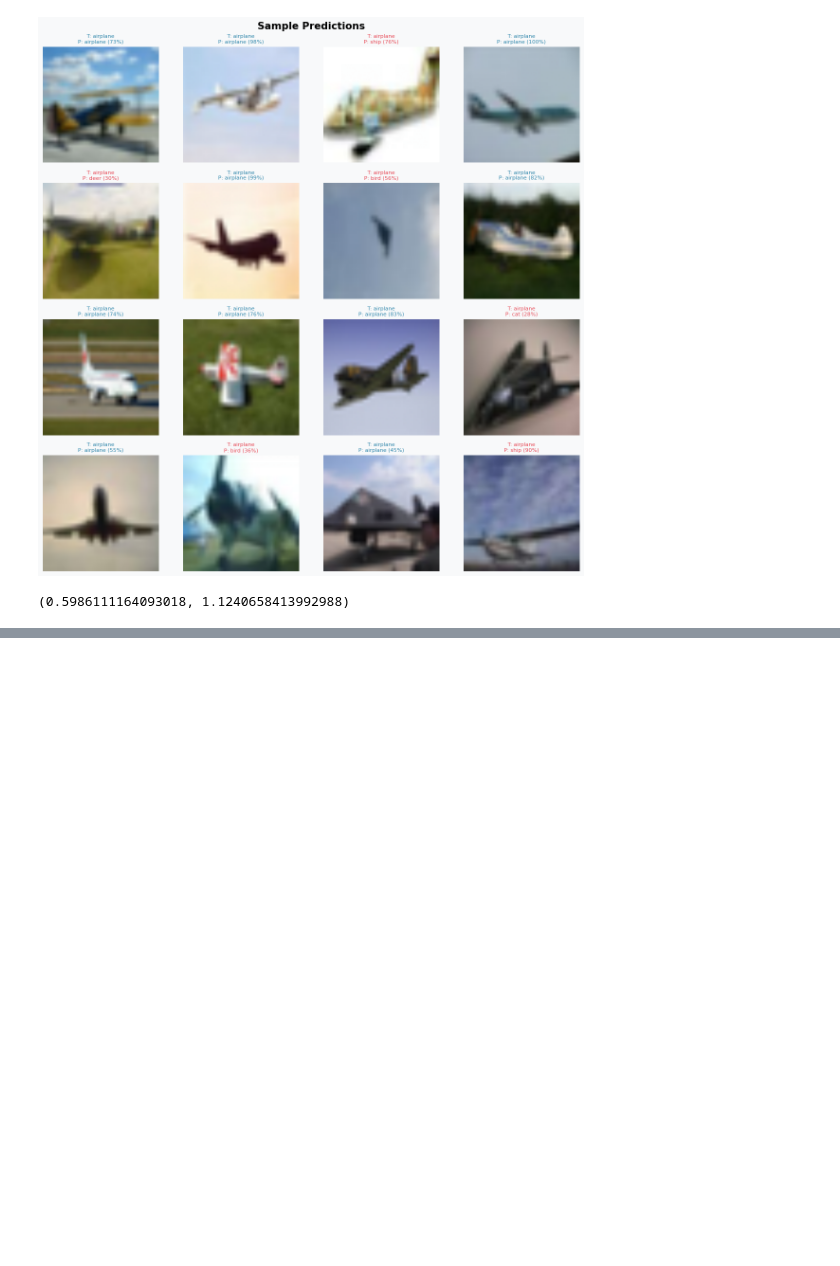
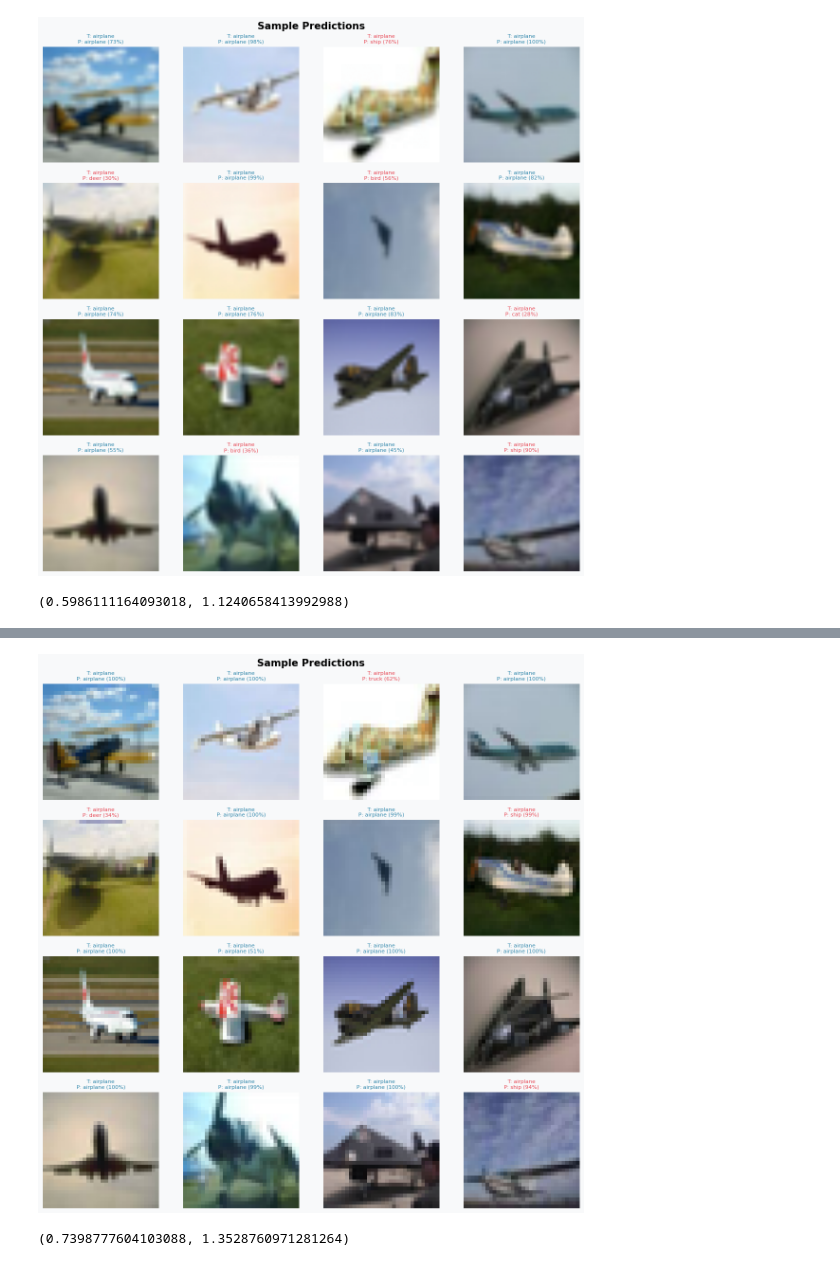
Before and after one commit to nadias03/image-classification-with-CNNs, a Jupyter notebook: models/alexnet.ipynb, the cells around one changed output, grey strips where cells are left out. Cells and saved outputs as stored; diff of their text form; code cells hidden in the pictures; blank space fills up the shorter version.

```diff
--- a/models/alexnet.ipynb
+++ b/models/alexnet.ipynb
@@ -71,0 +86,3 @@ evaluate_model(alexnet_model, test_loader, criterion, device)
+# %%
+BATCH_SIZE = 256
+IMAGE_SIZE = 32
@@ -71,0 +136,8 @@ evaluate_model(alexnet_model, test_loader, criterion, device)
+# %%
+plot_sample_predictions(model_mod2_alex_scheduler, valid_loader, device)
+# %% [output]
+[figure, added]
+# %%
+evaluate_model(model_mod2_alex_scheduler, test_loader, criterion, device)
+# %% [output]
+(0.7398777604103088, 1.3528760971281264)
```
Also changed, not shown: parts of 15 cells of this notebook, 1 other file.
